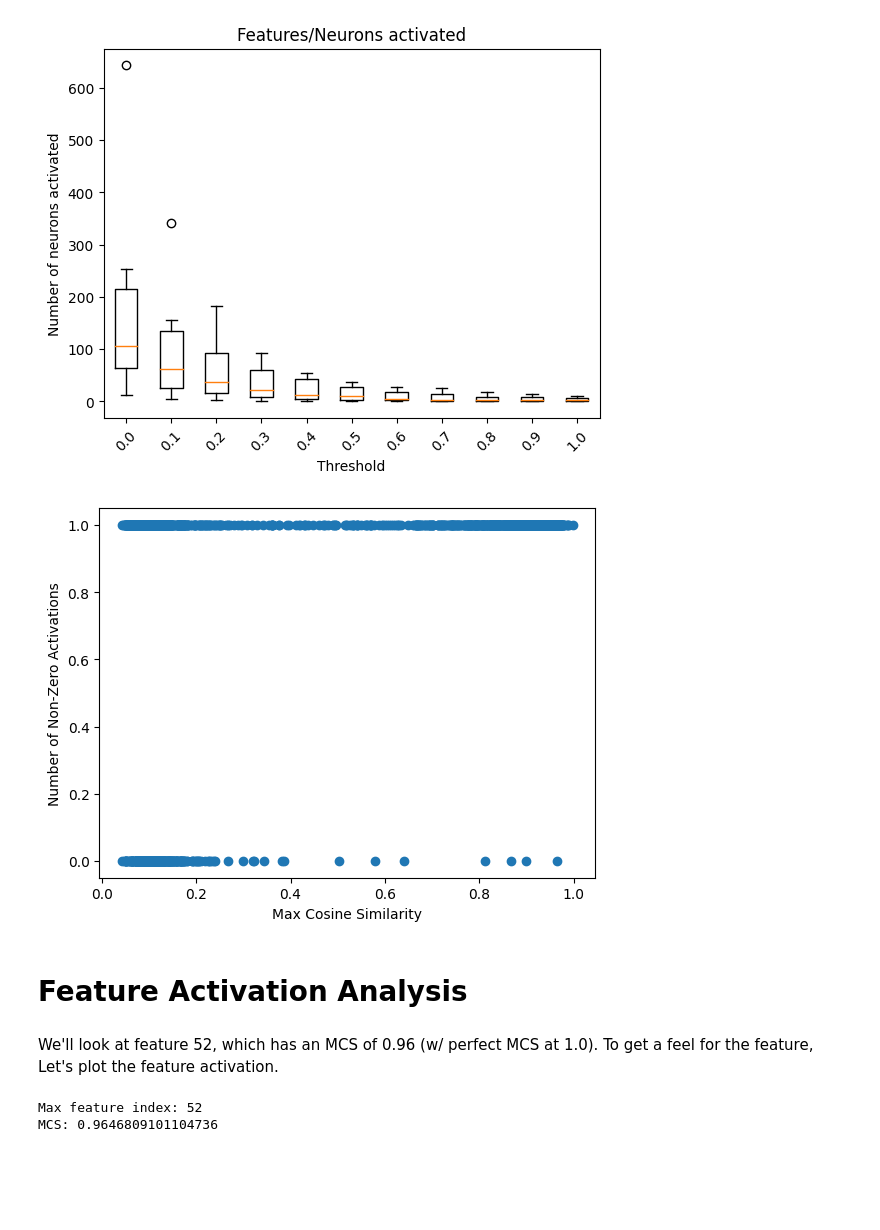
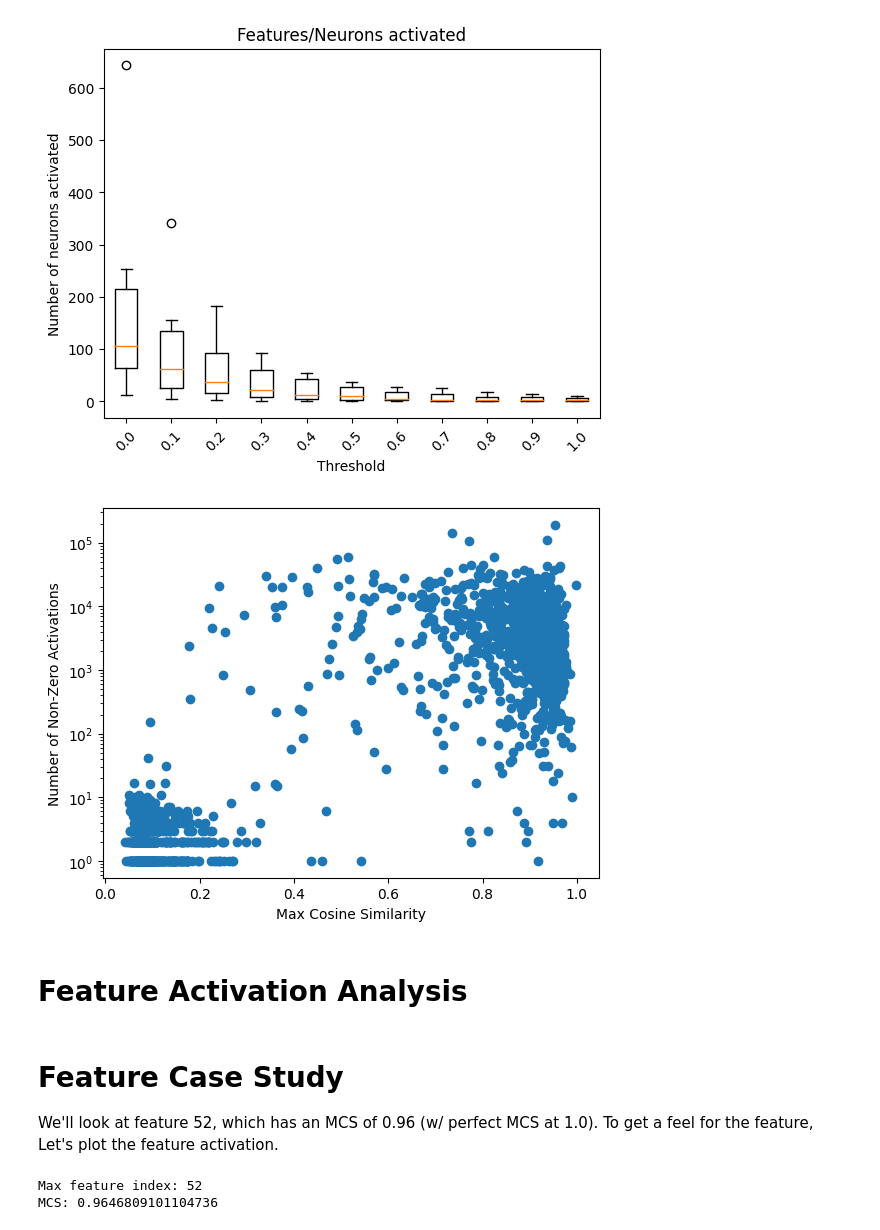
Before and after one commit to HoagyC/sparse_coding, a Jupyter notebook: interpreting_sparse_dictionaries.ipynb, the cells around one changed output. Saved outputs shown, nothing was run; the diff lists cells and outputs as text; code cells hidden in the pictures; blank space fills up the shorter version.

```diff
--- a/interpreting_sparse_dictionaries.ipynb
+++ b/interpreting_sparse_dictionaries.ipynb
@@ -180,19 +180,20 @@ plt.show()
 # %%
 # Find number of non-zero activations for each feature in the dictionary
 nonzero_activations = dictionary_activations.count_nonzero(dim=0)
 # clip to 1
-nonzero_activations = nonzero_activations.clamp(max=1)
+# nonzero_activations = nonzero_activations.clamp(max=1)
 # plot against the max cosine similarities
 # plt.hist(nonzero_activations.cpu().numpy(), bins=100)
 plt.scatter(max_cosine_similarities, nonzero_activations.cpu().numpy())
 # x-axis is the max cosine similarity
 # y-axis is the number of non-zero activations
 # now setting x-axis
 plt.xlabel("Max Cosine Similarity")
 plt.ylabel("Number of Non-Zero Activations")
+plt.yscale("log")
 plt.show()
 # %% [output]
-[figure, old version]
+[figure, new version]
 # %% [markdown]
 # Feature Activation Analysis
 # %%
@@ -378,6 +379,7 @@ def visualize_logit_diff(text, features=None, setting="true_tokens", verbose=Fal
         print(f"Max & Min logit-diff: {logit_list.max().item():.2f} & {logit_list.min().item():.2f}")
     return text_neuron_activations(tokens=text_list, activations=logit_list)
 # %% [markdown]
+# Feature Case Study
 We'll look at feature 52, which has an MCS of 0.96 (w/ perfect MCS at 1.0). To get a feel for the feature, Let's plot the feature activation.
 # %%
 max_mcs= True
```
Also changed, not shown: parts of 3 cells of this notebook.
